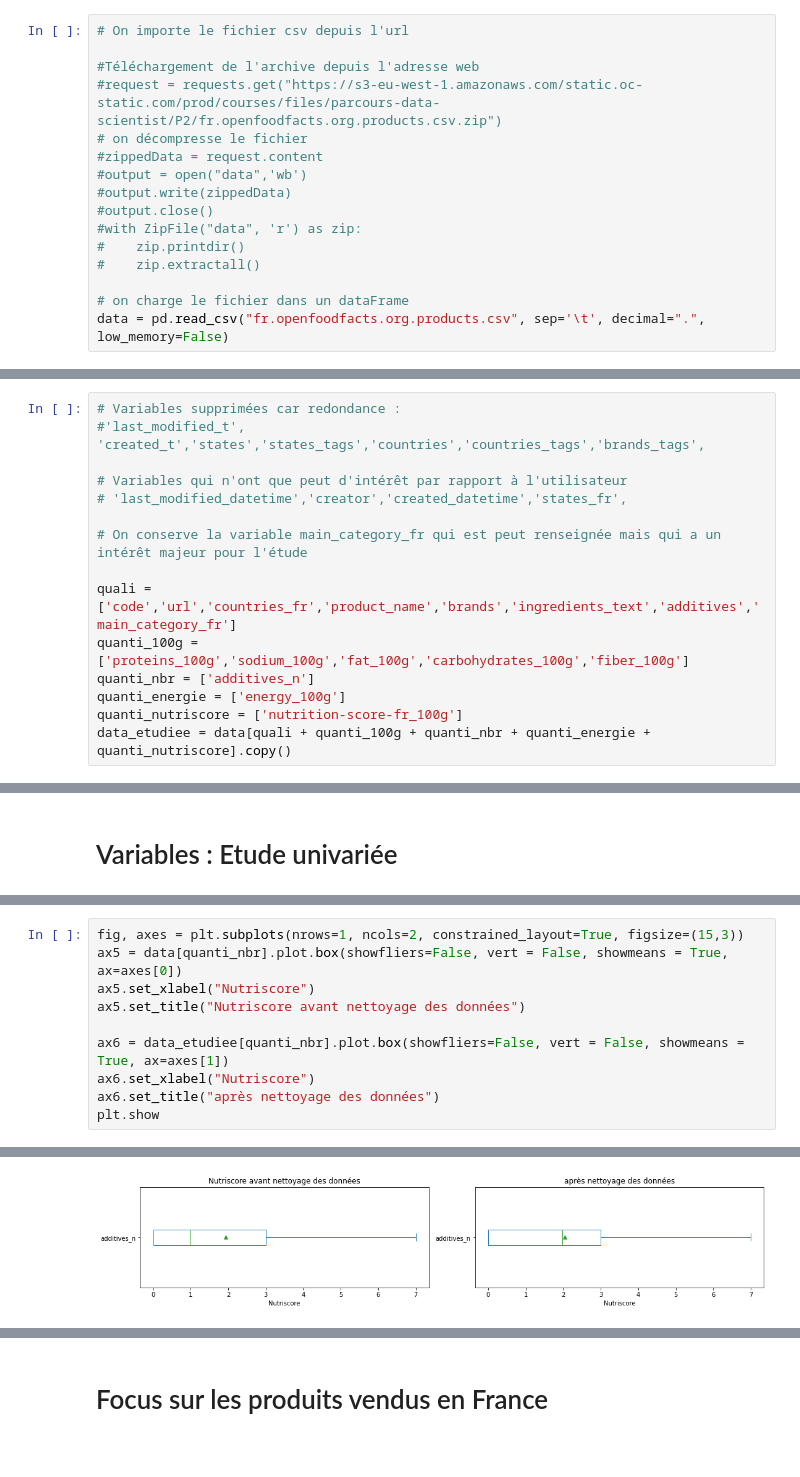
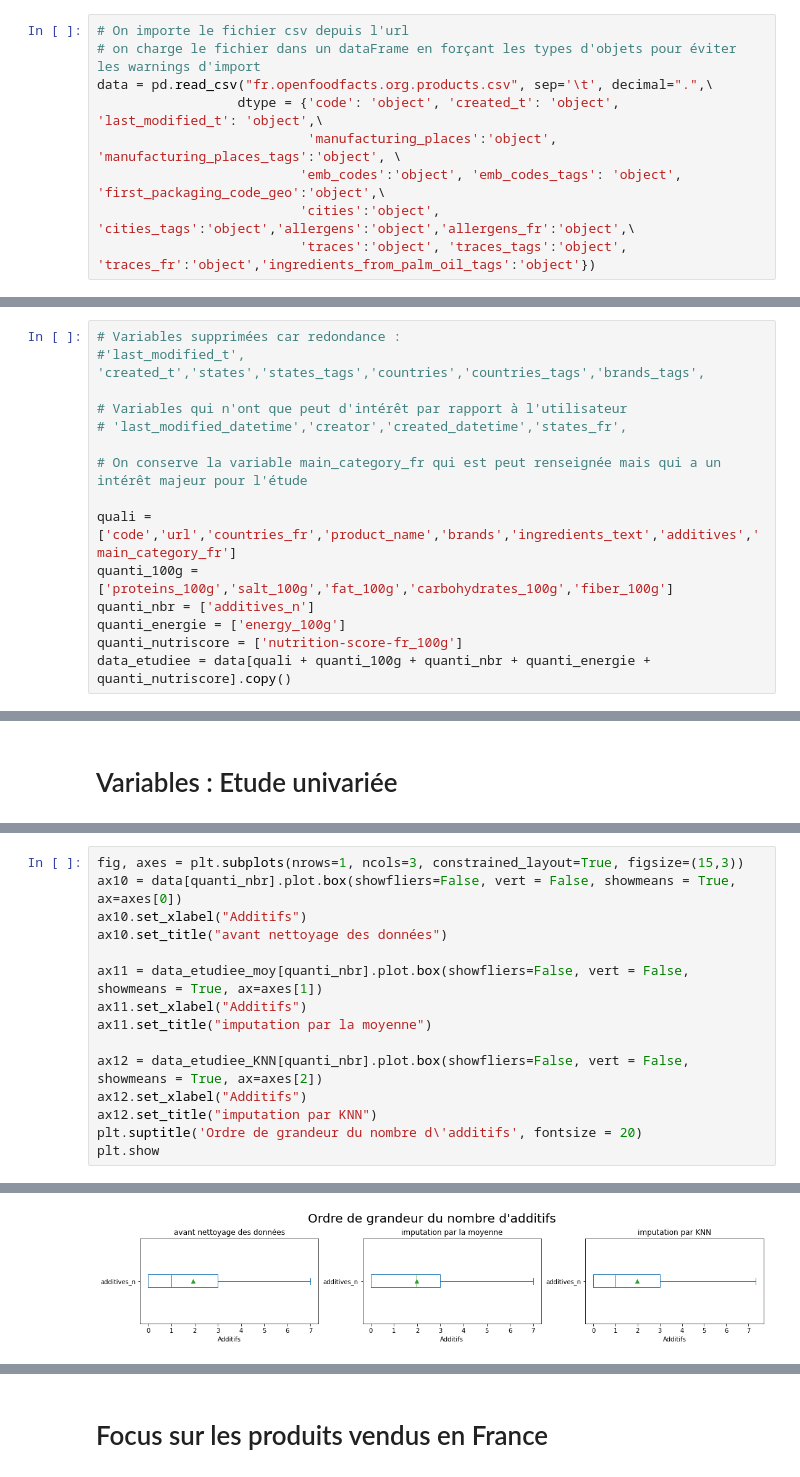
Before and after one commit to julien-IA/openfood, a Jupyter notebook: P3_Propre.ipynb, the cells around one changed output, grey strips where cells are left out. Saved outputs shown, nothing was run; the diff lists cells and outputs as text.

```diff
--- a/P3_Propre.ipynb
+++ b/P3_Propre.ipynb
@@ -16,19 +17,12 @@ from sklearn import preprocessing
 # %%
 # On importe le fichier csv depuis l'url
-
-#Téléchargement de l'archive depuis l'adresse web
-#request = requests.get("https://s3-eu-west-1.amazonaws.com/static.oc-static.com/prod/courses/files/parcours-data-scientist/P2/fr.openfoodfacts.org.products.csv.zip")
-# on décompresse le fichier
-#zippedData = request.content
-#output = open("data",'wb')
-#output.write(zippedData)
-#output.close()
-#with ZipFile("data", 'r') as zip:
-#    zip.printdir()
-#    zip.extractall()
-
-# on charge le fichier dans un dataFrame
-data = pd.read_csv("fr.openfoodfacts.org.products.csv", sep='\t', decimal=".", low_memory=False)
+# on charge le fichier dans un dataFrame en forçant les types d'objets pour éviter les warnings d'import
+data = pd.read_csv("fr.openfoodfacts.org.products.csv", sep='\t', decimal=".",\
+                  dtype = {'code': 'object', 'created_t': 'object', 'last_modified_t': 'object',\
+                           'manufacturing_places':'object', 'manufacturing_places_tags':'object', \
+                          'emb_codes':'object', 'emb_codes_tags': 'object', 'first_packaging_code_geo':'object',\
+                          'cities':'object', 'cities_tags':'object','allergens':'object','allergens_fr':'object',\
+                          'traces':'object', 'traces_tags':'object', 'traces_fr':'object','ingredients_from_palm_oil_tags':'object'})
 # %% [markdown]
 # Fonctions
 # %%
@@ -276,7 +276,7 @@ On choisit de se concentrer sur les variables de composition des produits (macro
 # On conserve la variable main_category_fr qui est peut renseignée mais qui a un intérêt majeur pour l'étude
 
 quali = ['code','url','countries_fr','product_name','brands','ingredients_text','additives','main_category_fr']
-quanti_100g = ['proteins_100g','sodium_100g','fat_100g','carbohydrates_100g','fiber_100g']
+quanti_100g = ['proteins_100g','salt_100g','fat_100g','carbohydrates_100g','fiber_100g']
 quanti_nbr = ['additives_n']
 quanti_energie = ['energy_100g']
 quanti_nutriscore = ['nutrition-score-fr_100g']
@@ -473,16 +612,21 @@ plt.show
 # %%
-fig, axes = plt.subplots(nrows=1, ncols=2, constrained_layout=True, figsize=(15,3))
-ax5 = data[quanti_nbr].plot.box(showfliers=False, vert = False, showmeans = True, ax=axes[0])
-ax5.set_xlabel("Nutriscore")
-ax5.set_title("Nutriscore avant nettoyage des données")
+fig, axes = plt.subplots(nrows=1, ncols=3, constrained_layout=True, figsize=(15,3))
+ax10 = data[quanti_nbr].plot.box(showfliers=False, vert = False, showmeans = True, ax=axes[0])
+ax10.set_xlabel("Additifs")
+ax10.set_title("avant nettoyage des données")
 
-ax6 = data_etudiee[quanti_nbr].plot.box(showfliers=False, vert = False, showmeans = True, ax=axes[1])
-ax6.set_xlabel("Nutriscore")
-ax6.set_title("après nettoyage des données")
+ax11 = data_etudiee_moy[quanti_nbr].plot.box(showfliers=False, vert = False, showmeans = True, ax=axes[1])
+ax11.set_xlabel("Additifs")
+ax11.set_title("imputation par la moyenne")
+
+ax12 = data_etudiee_KNN[quanti_nbr].plot.box(showfliers=False, vert = False, showmeans = True, ax=axes[2])
+ax12.set_xlabel("Additifs")
+ax12.set_title("imputation par KNN")
+plt.suptitle('Ordre de grandeur du nombre d\'additifs', fontsize = 20)
 plt.show
 # %% [output]
 <function matplotlib.pyplot.show(close=None, block=None)>
-[figure, old version]
+[figure, new version]
 # %%
 print("Calculs statistiques avant nettoyage")
 data[quanti_100g + quanti_energie+ quanti_nbr].describe()
```
Also changed, not shown: parts of 80 cells of this notebook, 1 other file.
